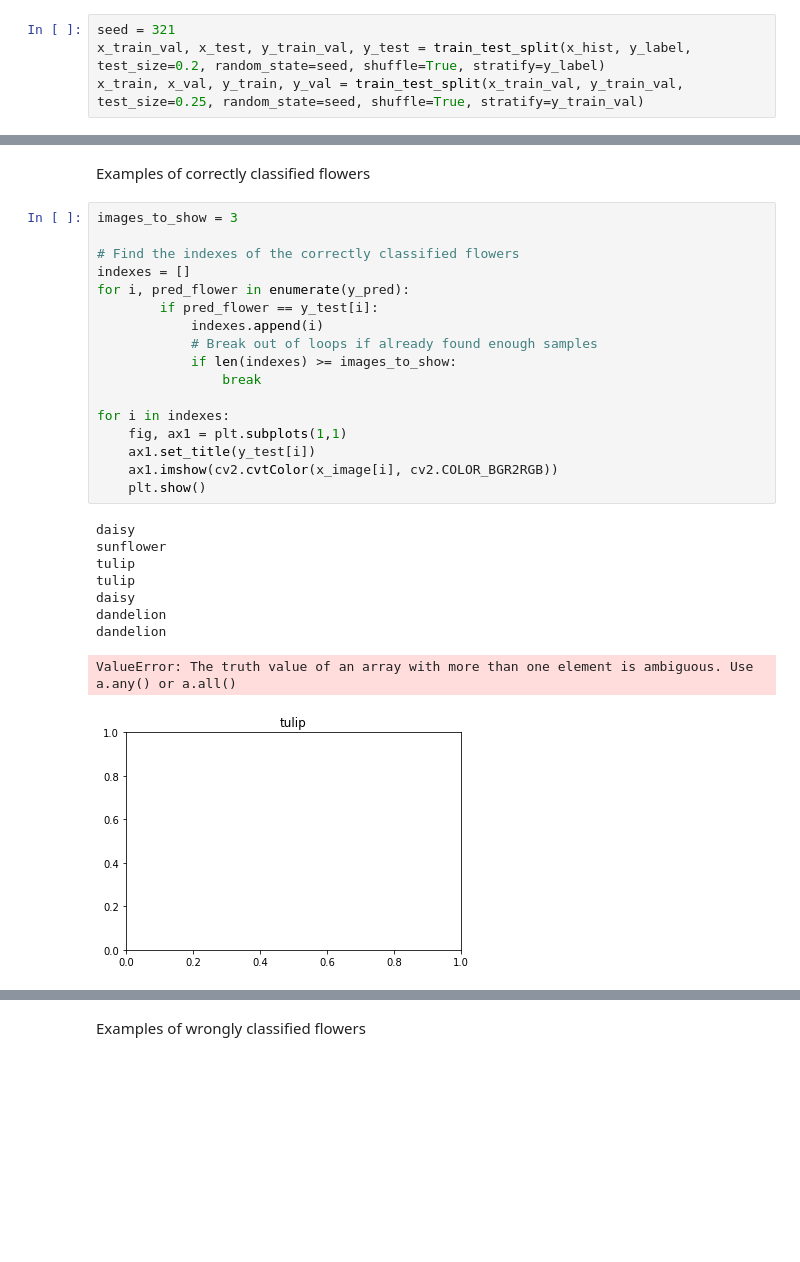
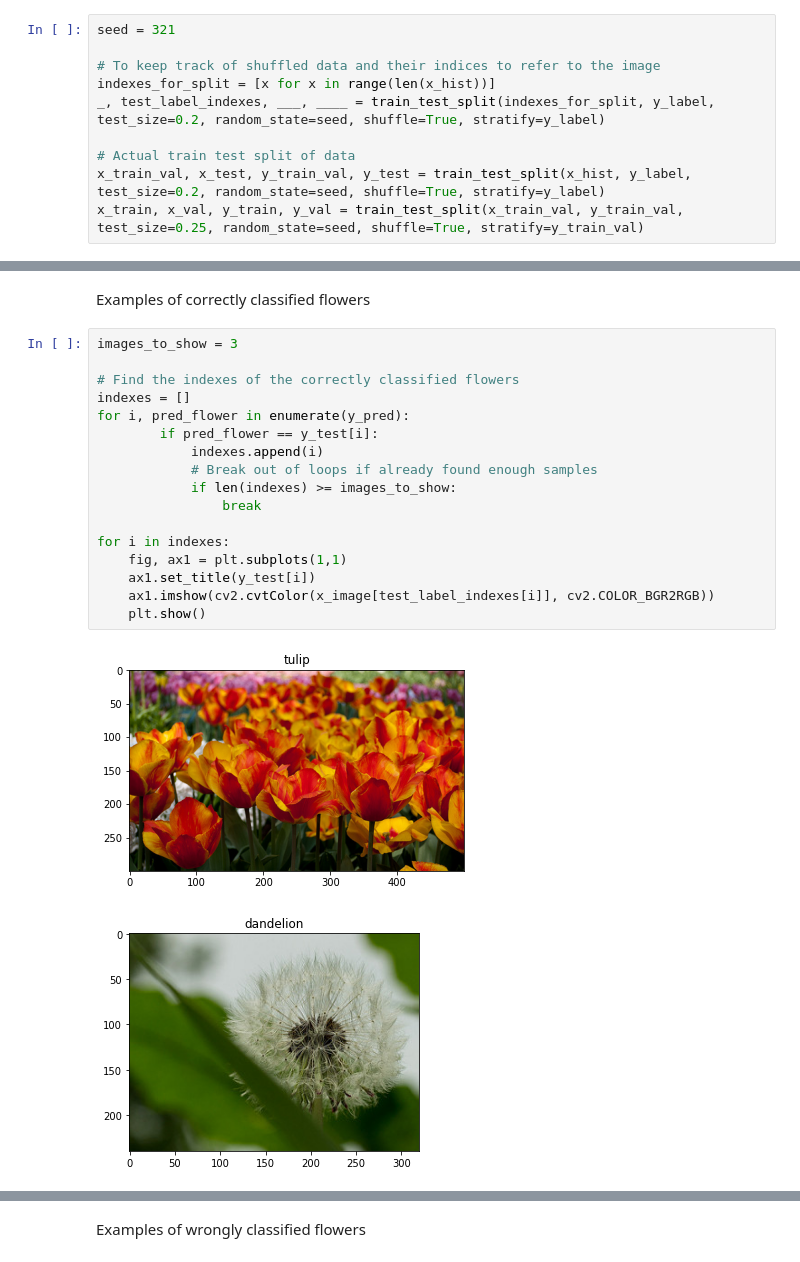
Before and after one commit to GiantSweetroll/uow-foundations-ai, a Jupyter notebook: Lab/assignment1/mlp.ipynb, the cells around one changed output, grey strips where cells are left out. Cells and saved outputs as stored; diff of their text form; blank space fills up the shorter version.

Commit message:
fixed wrong flower image being shown

```diff
--- a/Lab/assignment1/mlp.ipynb
+++ b/Lab/assignment1/mlp.ipynb
@@ -44,6 +44,12 @@ for img in x_image:
 ### Split dataset into training, validation, and test
 # %%
 seed = 321
+
+# To keep track of shuffled data and their indices to refer to the image
+indexes_for_split = [x for x in range(len(x_hist))]
+_, test_label_indexes, ___, ____ = train_test_split(indexes_for_split, y_label, test_size=0.2, random_state=seed, shuffle=True, stratify=y_label)
+
+# Actual train test split of data
 x_train_val, x_test, y_train_val, y_test = train_test_split(x_hist, y_label, test_size=0.2, random_state=seed, shuffle=True, stratify=y_label)
 x_train, x_val, y_train, y_val = train_test_split(x_train_val, y_train_val, test_size=0.25, random_state=seed, shuffle=True, stratify=y_train_val)
 # %%
@@ -228,27 +234,20 @@ Examples of correctly classified flowers
 # %%
 images_to_show = 3
 
 # Find the indexes of the correctly classified flowers
 indexes = []
 for i, pred_flower in enumerate(y_pred):
         if pred_flower == y_test[i]:
             indexes.append(i)
             # Break out of loops if already found enough samples
             if len(indexes) >= images_to_show:
                 break
 
 for i in indexes:
     fig, ax1 = plt.subplots(1,1)
     ax1.set_title(y_test[i])
-    ax1.imshow(cv2.cvtColor(x_image[i], cv2.COLOR_BGR2RGB))
+    ax1.imshow(cv2.cvtColor(x_image[test_label_indexes[i]], cv2.COLOR_BGR2RGB))
     plt.show()
 # %% [output]
-daisy
-sunflower
-tulip
-tulip
-daisy
-dandelion
-dandelion
-ValueError: The truth value of an array with more than one element is ambiguous. Use a.any() or a.all()
-[figure, old version]
+[figure, new version]
+[figure, added]
```
Also changed, not shown: parts of 2 cells of this notebook.
